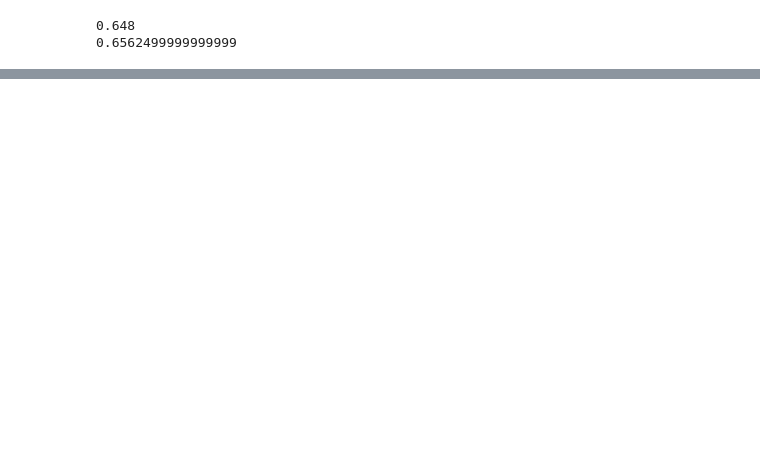
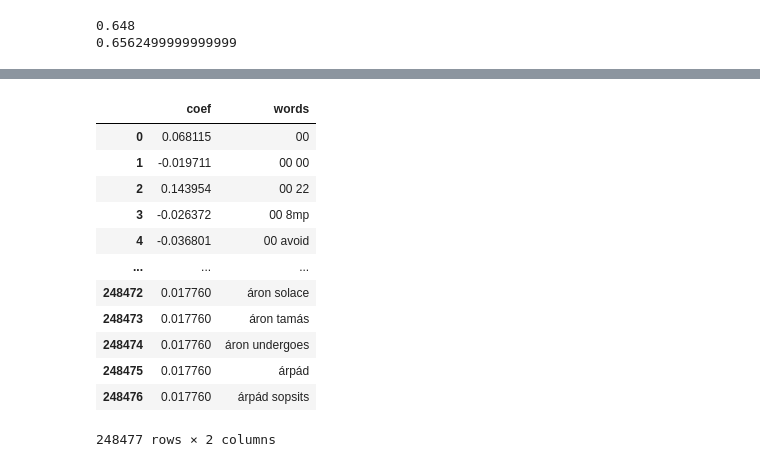
Before and after one commit to pesikj/PythonProDataScience, a Jupyter notebook: 12/reseni.ipynb, the cells around one changed output, grey strips where cells are left out. Cells and saved outputs as stored; diff of their text form; code cells hidden in the pictures; blank space fills up the shorter version.

```diff
--- a/12/reseni.ipynb
+++ b/12/reseni.ipynb
@@ -70,0 +137,18 @@ df_vysledek
+# %%
+df_coef = pandas.DataFrame(clf.coef_.T, columns=["coef"])
+df_coef["words"] = vec.get_feature_names_out()
+df_coef
+# %% [output]
+|  | coef | words |
+| 0 | 0.068115 | 00 |
+| 1 | -0.019711 | 00 00 |
+| 2 | 0.143954 | 00 22 |
+| 3 | -0.026372 | 00 8mp |
+| 4 | -0.036801 | 00 avoid |
+| ... | ... | ... |
+| 248472 | 0.017760 | áron solace |
+| 248473 | 0.017760 | áron tamás |
+| 248474 | 0.017760 | áron undergoes |
+| 248475 | 0.017760 | árpád |
+| 248476 | 0.017760 | árpád sopsits |
+248477 rows × 2 columns
```
Also changed, not shown: parts of 22 cells of this notebook, 15 other files.
